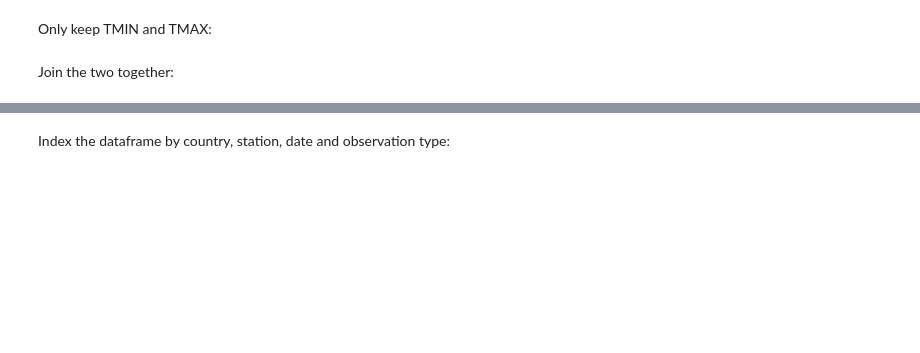
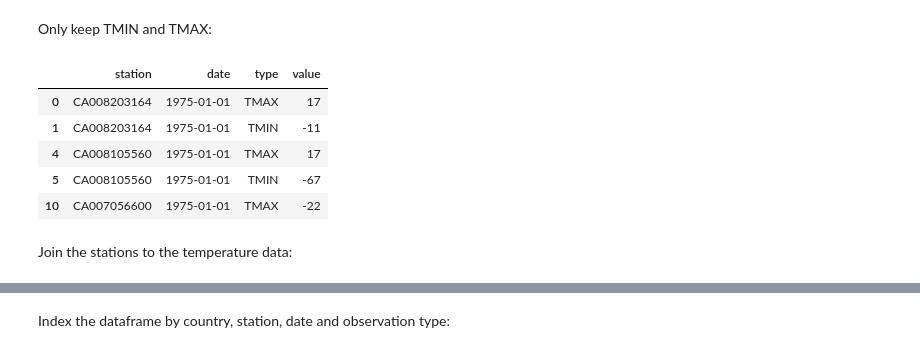
Before and after one commit to crstn/CISC, a Jupyter notebook: UHI-NOAA/NOAA_weather_station_data.ipynb, the cells around one changed output, grey strips where cells are left out. Saved outputs shown, nothing was run; the diff lists cells and outputs as text; code cells hidden in the pictures; blank space fills up the shorter version.

```diff
--- a/UHI-NOAA/NOAA_weather_station_data.ipynb
+++ b/UHI-NOAA/NOAA_weather_station_data.ipynb
@@ -250,3 +302,11 @@ data_1975.dtypes
 Only keep TMIN and TMAX:
 # %%
 data_1975 = data_1975[(data_1975["type"] == "TMAX") | (data_1975["type"] == "TMIN")]
+data_1975.head()
+# %% [output]
+|  | station | date | type | value |
+| 0 | CA008203164 | 1975-01-01 | TMAX | 17 |
+| 1 | CA008203164 | 1975-01-01 | TMIN | -11 |
+| 4 | CA008105560 | 1975-01-01 | TMAX | 17 |
+| 5 | CA008105560 | 1975-01-01 | TMIN | -67 |
+| 10 | CA007056600 | 1975-01-01 | TMAX | -22 |
@@ -255,5 +313,5 @@ data_1975.head
-# %% [markdown]
-Join the two together:
+# %% [markdown]
+Join the stations to the temperature data:
 # %%
 data_1975 = pd.merge(data_1975, stations, on="station")
 data_1975.head()
```
Also changed, not shown: parts of 42 cells of this notebook.
